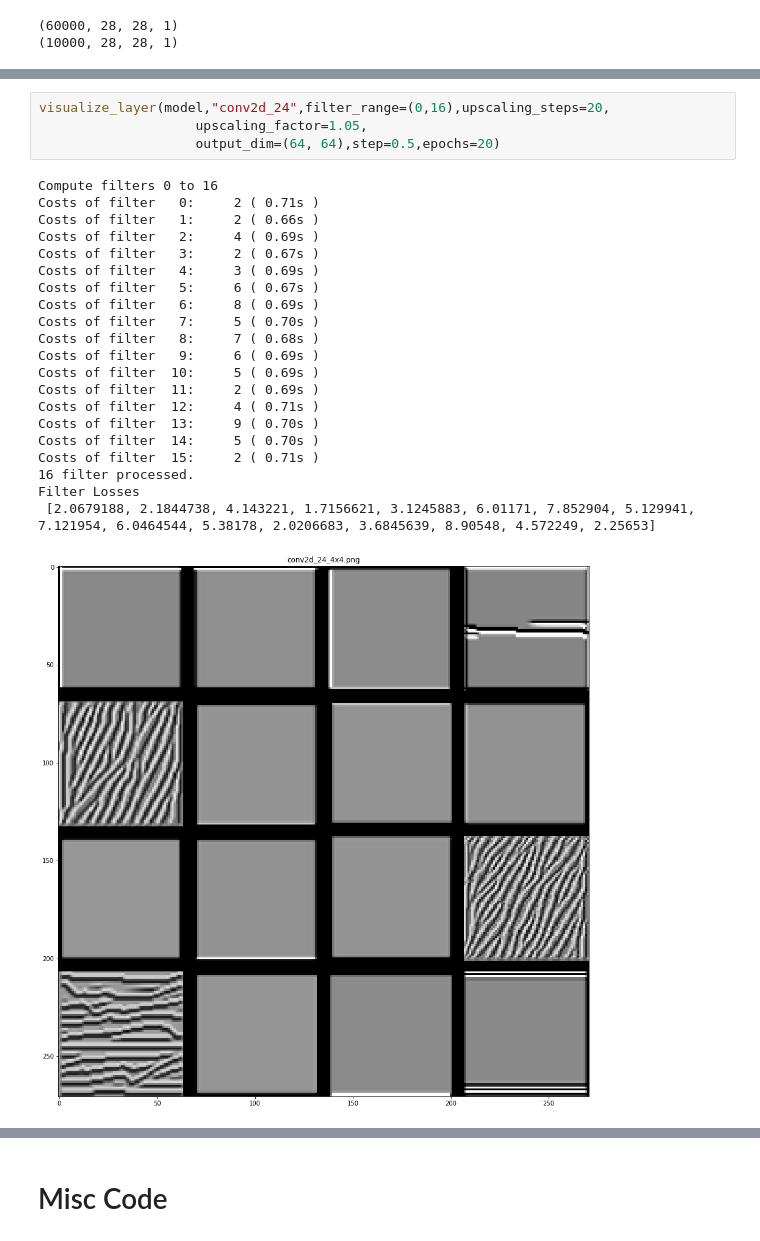
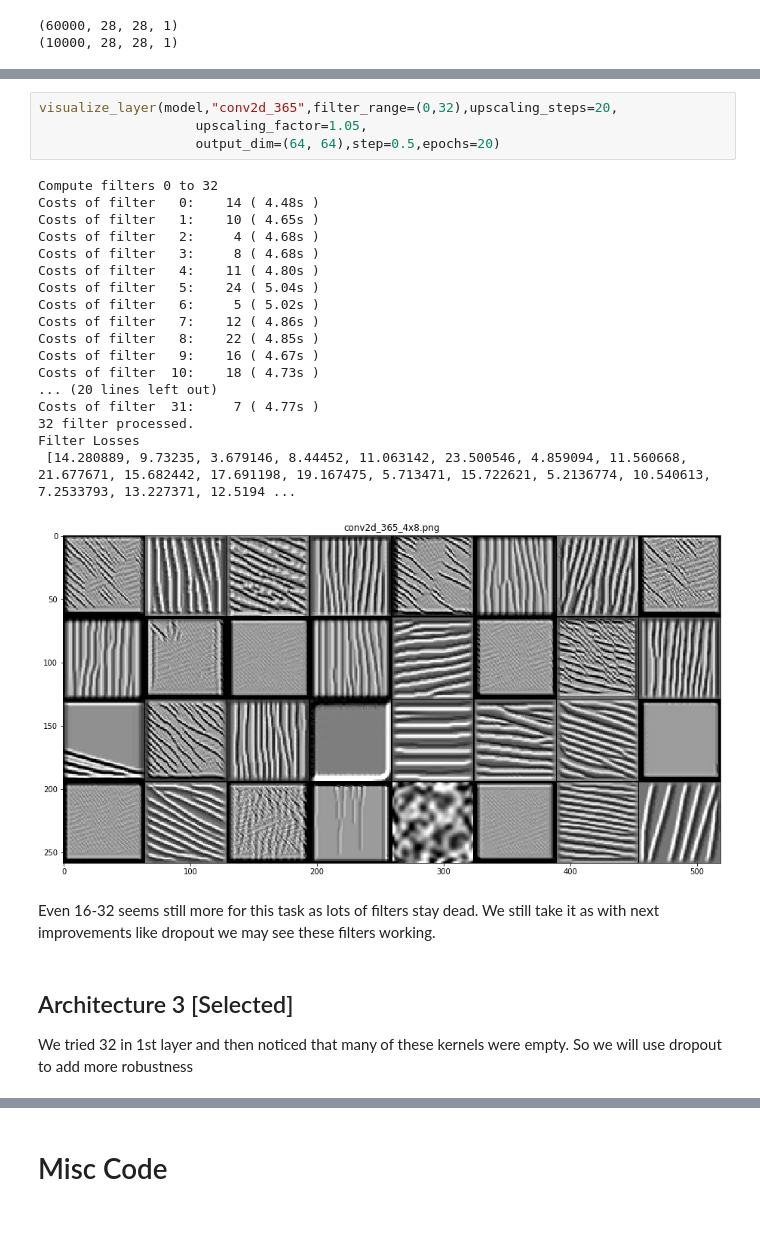
Before and after one commit to faizanahemad/eva, a Jupyter notebook: assignment-4/1st_CandidateArchitectures.ipynb, the cells around one changed output, grey strips where cells are left out. Cells and saved outputs as stored; diff of their text form.

```diff
--- a/assignment-4/1st_CandidateArchitectures.ipynb
+++ b/assignment-4/1st_CandidateArchitectures.ipynb
@@ -173,26 +186,29 @@ Balanced Accuracy = 97.54%
 # %%
-visualize_layer(model,"conv2d_24",filter_range=(0,16),upscaling_steps=20,
+visualize_layer(model,"conv2d_365",filter_range=(0,32),upscaling_steps=20,
                     upscaling_factor=1.05,
                     output_dim=(64, 64),step=0.5,epochs=20)
 # %% [output]
-Compute filters 0 to 16
-Costs of filter   0:     2 ( 0.71s )
-Costs of filter   1:     2 ( 0.66s )
-Costs of filter   2:     4 ( 0.69s )
-Costs of filter   3:     2 ( 0.67s )
-Costs of filter   4:     3 ( 0.69s )
-Costs of filter   5:     6 ( 0.67s )
-Costs of filter   6:     8 ( 0.69s )
-Costs of filter   7:     5 ( 0.70s )
-Costs of filter   8:     7 ( 0.68s )
-Costs of filter   9:     6 ( 0.69s )
-Costs of filter  10:     5 ( 0.69s )
-Costs of filter  11:     2 ( 0.69s )
-Costs of filter  12:     4 ( 0.71s )
-Costs of filter  13:     9 ( 0.70s )
-Costs of filter  14:     5 ( 0.70s )
-Costs of filter  15:     2 ( 0.71s )
-16 filter processed.
+Compute filters 0 to 32
+Costs of filter   0:    14 ( 4.48s )
+Costs of filter   1:    10 ( 4.65s )
+Costs of filter   2:     4 ( 4.68s )
+Costs of filter   3:     8 ( 4.68s )
+Costs of filter   4:    11 ( 4.80s )
+Costs of filter   5:    24 ( 5.04s )
+Costs of filter   6:     5 ( 5.02s )
+Costs of filter   7:    12 ( 4.86s )
+Costs of filter   8:    22 ( 4.85s )
+Costs of filter   9:    16 ( 4.67s )
+Costs of filter  10:    18 ( 4.73s )
+... (20 lines left out)
+Costs of filter  31:     7 ( 4.77s )
+32 filter processed.
 Filter Losses
- [2.0679188, 2.1844738, 4.143221, 1.7156621, 3.1245883, 6.01171, 7.852904, 5.129941, 7.121954, 6.0464544, 5.38178, 2.0206683, 3.6845639, 8.90548, 4.572249, 2.25653]
+ [14.280889, 9.73235, 3.679146, 8.44452, 11.063142, 23.500546, 4.859094, 11.560668, 21.677671, 15.682442, 17.691198, 19.167475, 5.713471, 15.722621, 5.2136774, 10.540613, 7.2533793, 13.227371, 12.5194 ...
-[figure, old version]
+[figure, new version]
+# %% [markdown]
+Even 16-32 seems still more for this task as lots of filters stay dead. We still take it as with next improvements like dropout we may see these filters working.
+# %% [markdown]
+## Architecture 3 [Selected]
+
+We tried 32 in 1st layer and then noticed that many of these kernels were empty. So we will use dropout to add more robustness
```
Also changed, not shown: parts of 34 cells of this notebook.
